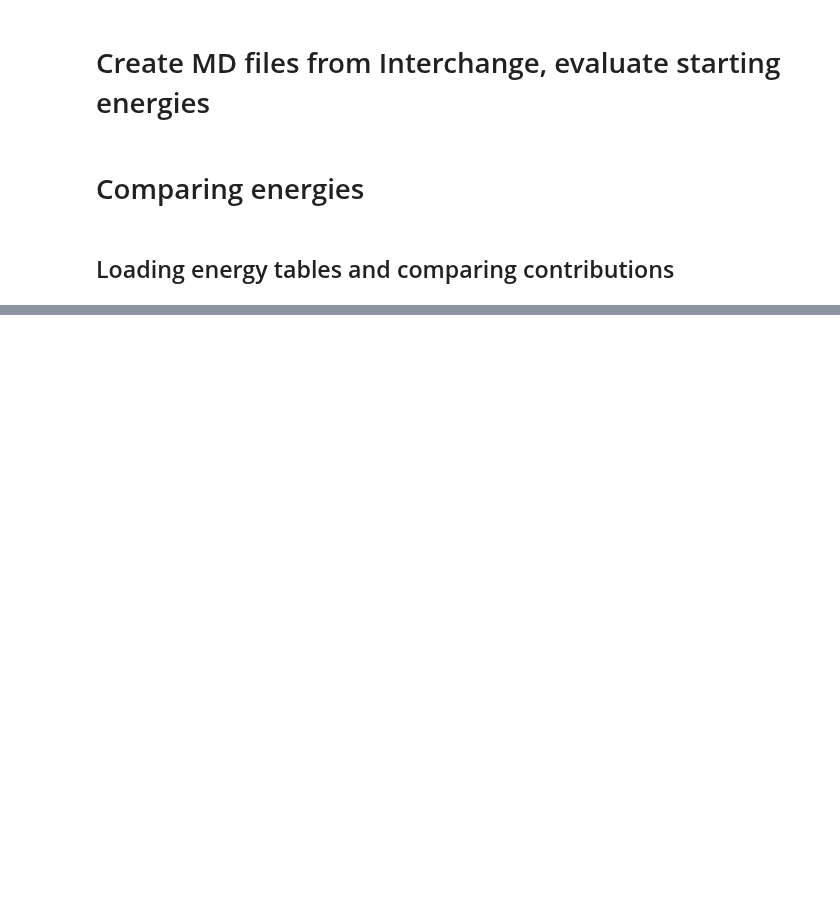
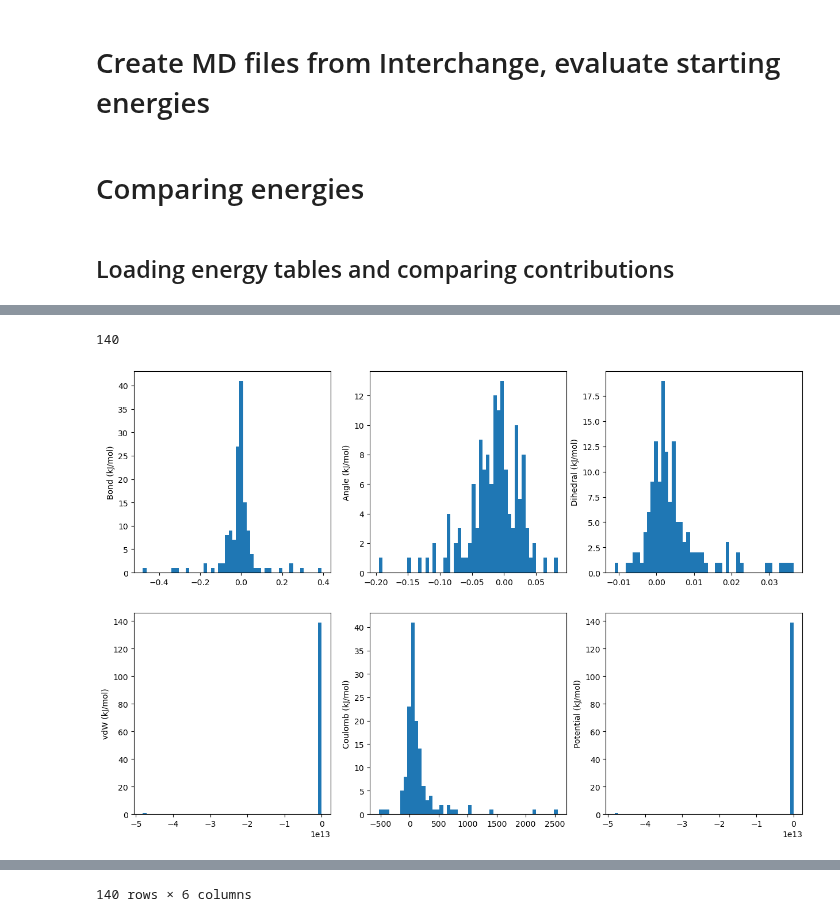
Before and after one commit to timbernat/NREL_polymers, a Jupyter notebook: energy_eval_updated.ipynb, the cells around one changed output, grey strips where cells are left out. Saved outputs shown, nothing was run; the diff lists cells and outputs as text; code cells hidden in the pictures; blank space fills up the shorter version.

Commit message:
Completed MD file generation and energy mapping for updated polymer topologies

```diff
--- a/energy_eval_updated.ipynb
+++ b/energy_eval_updated.ipynb
@@ -41,7 +41,9 @@ OPENFF_DIR = Path(get_forcefield_dirs_paths()[0])
 # %%
 import pandas as pd
 
-MOL_MASTER_DIR = Path('polymer_validation')
+# MOL_MASTER_DIR = Path('polymer_structures')
+# MOL_MASTER_DIR = Path('polymer_validation')
+MOL_MASTER_DIR = Path('polymer_update')
 build_records_path = MOL_MASTER_DIR / 'build_records.csv'
 
 mol_file_frame = pd.read_csv(build_records_path, index_col=[0, 1])
@@ -146,9 +157,14 @@ from polymerist.openmmtools.parameters import SimulationParameters
 
 
 # parameters
-lattice_size = '1x1x1'
+# lattice_size = '1x1x1'
+lattice_size = '5x5x5'
+# lattice_size = '2x2x2'
 switching_function : bool = False
 nonbond_cutoff : Quantity = 0.9 * nanometer
+
+targ_df = groups.get_group(lattice_size)
+sim_params = SimulationParameters.from_file('sim_params.json')
 
 build_lammps : bool = True
 build_openmm : bool = True
@@ -172,8 +188,6 @@ state_params : dict[str, bool] = {
     'getIntegratorParameters' : True
 }
 
-targ_df = groups.get_group(lattice_size)
-sim_params = SimulationParameters.from_file('sim_params.json')
 ensfac = EnsembleFactory.from_thermo_params(sim_params.thermo_params)
 
 
@@ -309,19 +326,24 @@ for platform, energy_df in edfs.items():
 # %%
 import matplotlib.pyplot as plt
 from polymerist.graphics.plotutils import presize_subplots
 
 
+vdW_tol = 0 * kilojoule_per_mole
 col_order = ['Bond', 'Angle', 'Dihedral', 'vdW', 'Coulomb', 'Potential']
-vdW_tol = 10 * kilojoule_per_mole
 
+lattice_size_int = eval(lattice_size.replace('x', '*'))
 diff = edfs_fmt['OpenMM'] - edfs_fmt['LAMMPS']
-diff = diff[abs(diff['vdW']) < vdW_tol]
-diff[col_order]
+if (vdW_tol > 0*kilojoule_per_mole):
+    diff = diff[abs(diff['vdW']) < (vdW_tol * lattice_size_int)] # normalize by number of compounds
 
 fig, ax = presize_subplots(nrows=2, ncols=3)
 for col, axis in zip(col_order, ax.flatten()):
     heights, bins, patches = axis.hist([i._value for i in diff[col]], bins=50)
     axis.set_ylabel(f'{col} (kJ/mol)')
 
-energy_fig_path = assemble_path(energy_dir, f'{MOL_MASTER_DIR.stem}_{lattice_size}', postfix=MOL_MASTER_DIR.stem, extension='png')
-fig.savefig(energy_fig_path)
+print(len(diff))
+plt.show()
+display(diff[col_order])
+# %% [output]
+140
+[figure, added]
@@ -327,0 +362 @@ fig.savefig(energy_fig_path)
+140 rows × 6 columns
```
Also changed, not shown: parts of 8 cells of this notebook, 1 other file.
